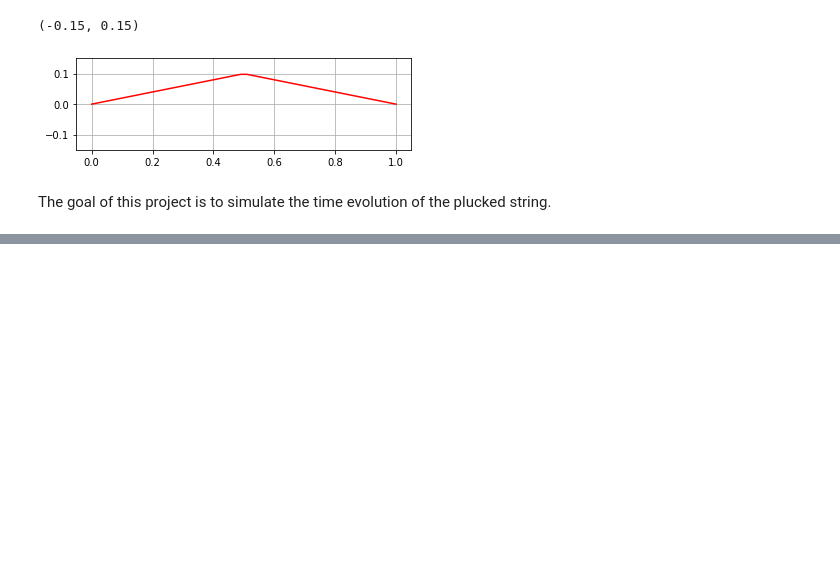
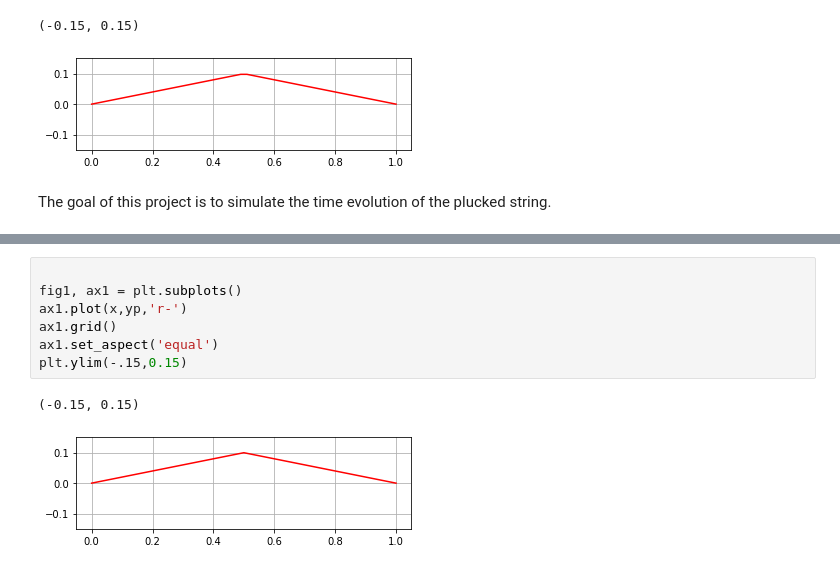
Before and after one commit to sspickle/sci-comp2-notebooks, a Jupyter notebook: HyperbolicEquations.ipynb, the cells around one changed output, grey strips where cells are left out. Cells and saved outputs as stored; diff of their text form; blank space fills up the shorter version.

```diff
--- a/HyperbolicEquations.ipynb
+++ b/HyperbolicEquations.ipynb
@@ -36,0 +66,10 @@ The goal of this project is to simulate the time evolution of the plucked string
+# %%
+
+fig1, ax1 = plt.subplots()
+ax1.plot(x,yp,'r-')
+ax1.grid()
+ax1.set_aspect('equal')
+plt.ylim(-.15,0.15)
+# %% [output]
+(-0.15, 0.15)
+[figure, added]
```
Also changed, not shown: parts of 7 cells of this notebook.
